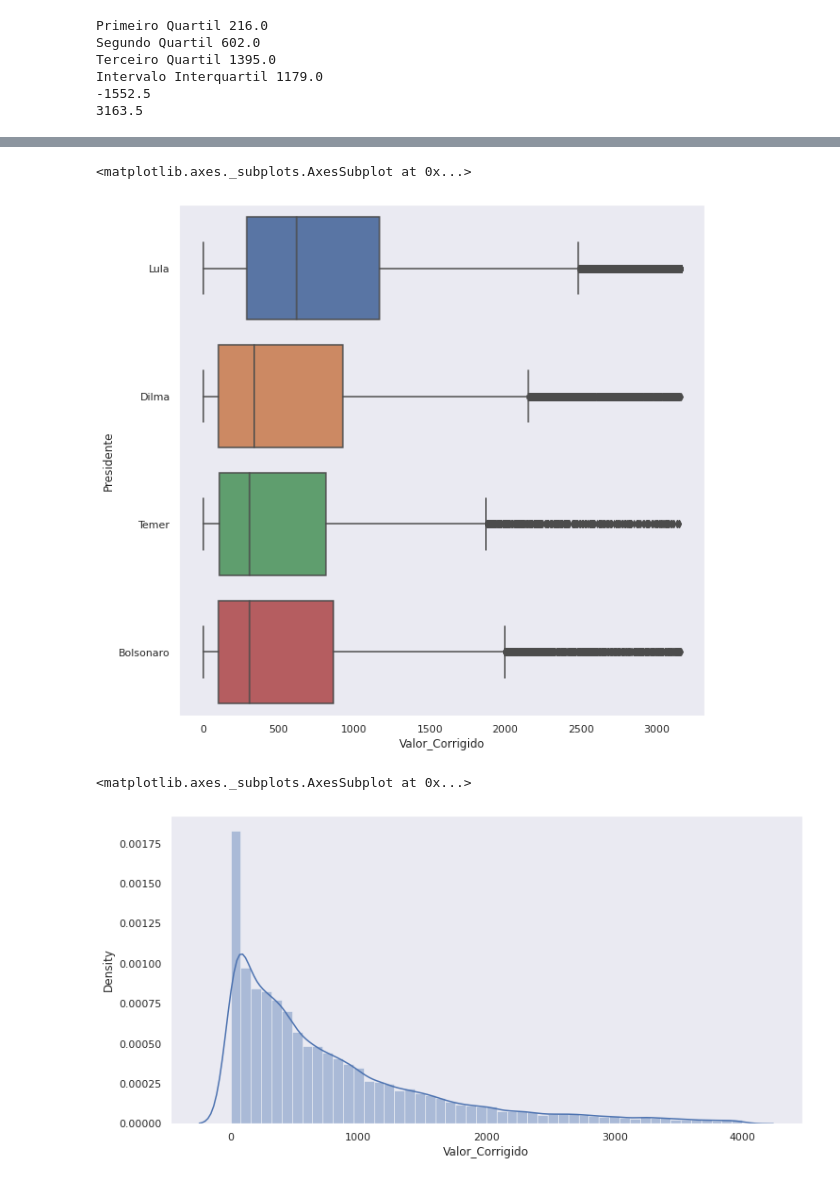
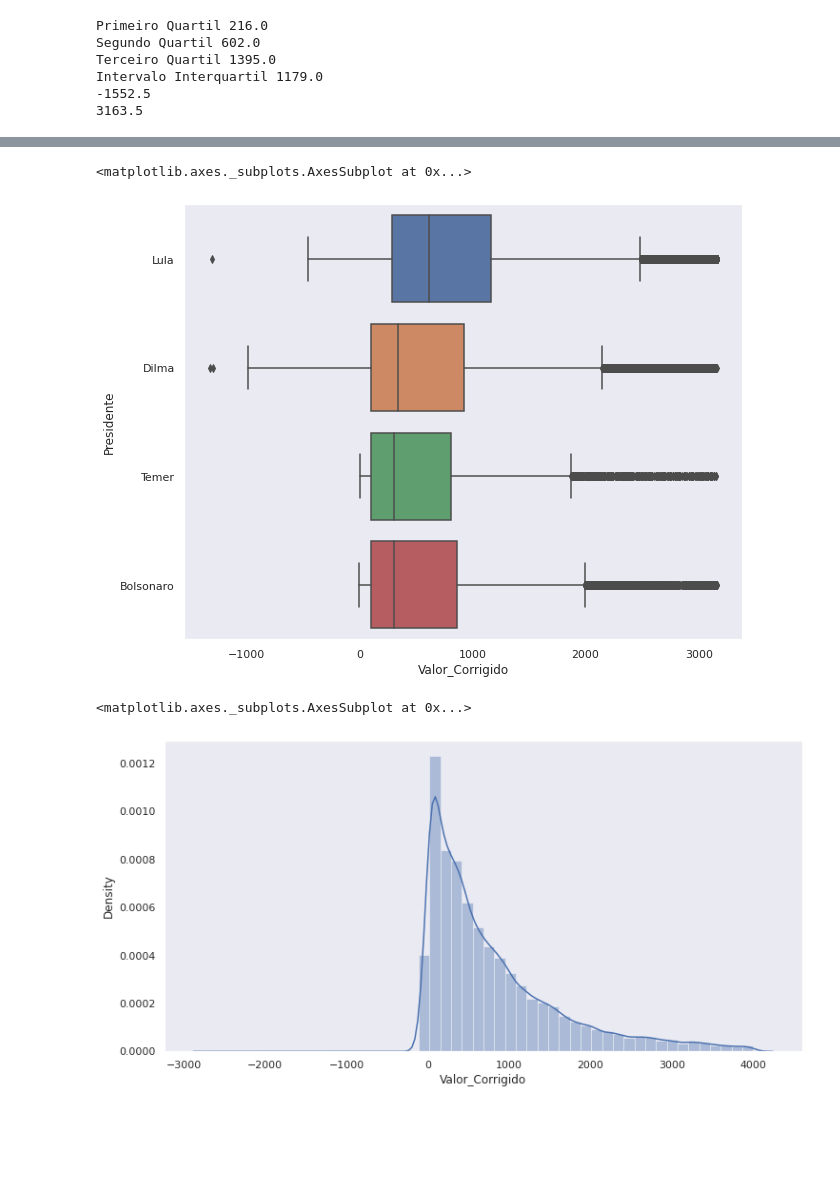
Before and after one commit to DatadevWil/Estudo, a Jupyter notebook: Estudo_Python_Análise_descritiva.ipynb, the cells around one changed output, grey strips where cells are left out. Cells and saved outputs as stored; diff of their text form; code cells hidden in the pictures; blank space fills up the shorter version.

```diff
--- a/Estudo_Python_Análise_descritiva.ipynb
+++ b/Estudo_Python_Análise_descritiva.ipynb
@@ -147,7 +147,7 @@ base.head()
 base['VALOR'] = base['VALOR'].apply(lambda x: float(x))
 base['Fator de Conversão'] = base['Fator de Conversão'].apply(lambda x: float(x))
 # %%
-base['VALOR'] = base['VALOR'].apply(lambda x: x*(-1) if x < 0 else x)
+#base['VALOR'] = base['VALOR'].apply(lambda x: x*(-1) if x < 0 else x)
 # %%
 print(base['VALOR'].min())
 print(base['VALOR'].max())
@@ -446,14 +446,14 @@ dados_new
 # %%
-plt.figure(figsize=(10,10))
+plt.figure(figsize=(10,8))
 grafico = sns.boxplot(x = dados_new['Valor_Corrigido'],y=dados_new['Presidente'],data=dados_new,orient='h')
 grafico
 # %% [output]
 <matplotlib.axes._subplots.AxesSubplot at 0x...>
-[figure, old version]
+[figure, new version]
 # %%
 ax = sns.distplot(base.query('Valor_Corrigido < 4000').Valor_Corrigido)
 ax.figure.set_size_inches(12,6)
 ax
 # %% [output]
 <matplotlib.axes._subplots.AxesSubplot at 0x...>
-[figure, old version]
+[figure, new version]
```
Also changed, not shown: parts of 30 cells of this notebook.
